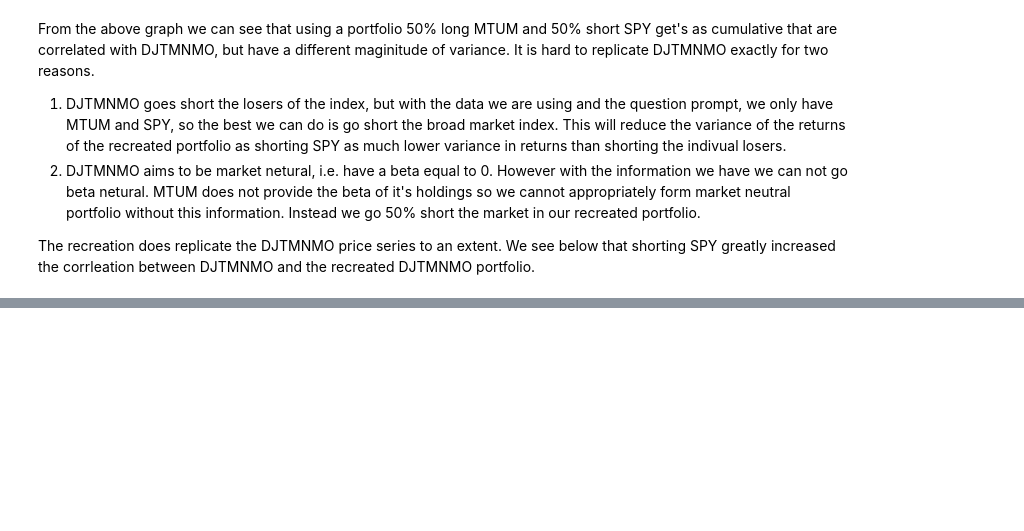
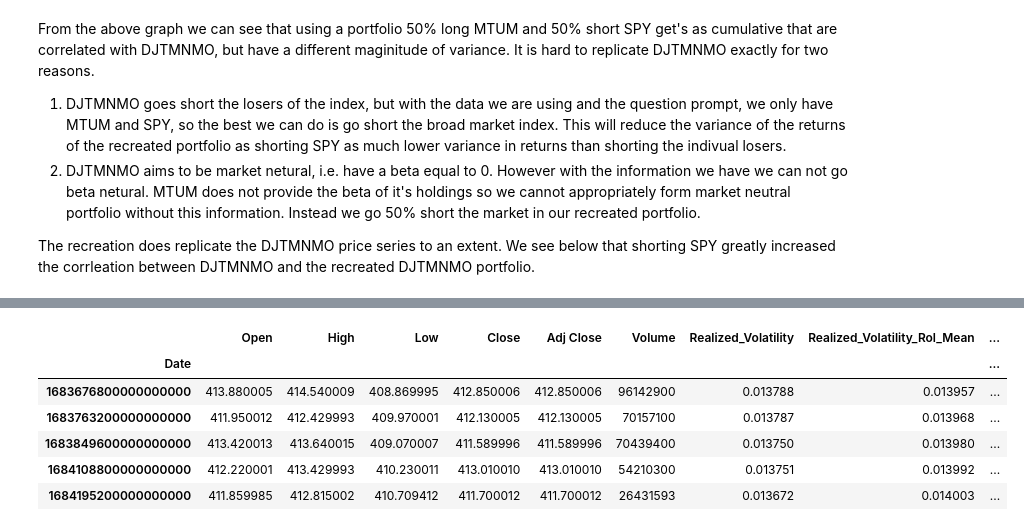
Before and after one commit to ntorm1/Argus, a Jupyter notebook: Argus/FastTest/examples/Momentum.ipynb, the cells around one changed output, grey strips where cells are left out. Drawn from its saved outputs; the diff is of its cells as text; code cells hidden in the pictures; blank space fills up the shorter version.

```diff
--- a/Argus/FastTest/examples/Momentum.ipynb
+++ b/Argus/FastTest/examples/Momentum.ipynb
@@ -163,0 +175,24 @@ df.tail()
+# %%
+#create momentum crash signal defined as volatility exceeding 1.5 standard deviationas above the mean
+path_spy = r"C:\Users\natha\OneDrive\Desktop\C++\Argus\Argus\FastTest\tests\data\SPY_DAILY.csv"
+df_spy = pd.read_csv(path_spy)
+df_spy["Date"] = pd.to_datetime(df_spy["Date"])
+df_spy.set_index("Date", inplace = True)
+df_spy.index = df_spy.index.astype('int64')
+
+df_spy["Realized_Volatility"] = df_spy["Close"].pct_change().rolling(252).std()
+df_spy["Realized_Volatility_Rol_Mean"] = df_spy["Realized_Volatility"].rolling(252).mean()
+df_spy["Realized_Volatility_Rol_Std"] = df_spy["Realized_Volatility"].rolling(252).std()
+df_spy["Realized_Volatility_Signal"] = (df_spy["Realized_Volatility"] > (df_spy["Realized_Volatility_Rol_Mean"] + \
+                                        1.5 * df_spy["Realized_Volatility_Rol_Std"])).astype(float)
+df_spy["Switch"] = (df_spy["Realized_Volatility_Signal"] > df_spy["Realized_Volatility_Signal"].shift(1)).astype(float)
+df_spy.dropna(inplace = True)
+df_spy.tail()
+# %% [output]
+|  | Open | High | Low | Close | Adj Close | Volume | Realized_Volatility | Realized_Volatility_Rol_Mean | ... |
+| Date |  |  |  |  |  |  |  |  | ... |
+| 1683676800000000000 | 413.880005 | 414.540009 | 408.869995 | 412.850006 | 412.850006 | 96142900 | 0.013788 | 0.013957 | ... |
+| 1683763200000000000 | 411.950012 | 412.429993 | 409.970001 | 412.130005 | 412.130005 | 70157100 | 0.013787 | 0.013968 | ... |
+| 1683849600000000000 | 413.420013 | 413.640015 | 409.070007 | 411.589996 | 411.589996 | 70439400 | 0.013750 | 0.013980 | ... |
+| 1684108800000000000 | 412.220001 | 413.429993 | 410.230011 | 413.010010 | 413.010010 | 54210300 | 0.013751 | 0.013992 | ... |
+| 1684195200000000000 | 411.859985 | 412.815002 | 410.709412 | 411.700012 | 411.700012 | 26431593 | 0.013672 | 0.014003 | ... |
```
Also changed, not shown: parts of 11 cells of this notebook, 12 other files.
